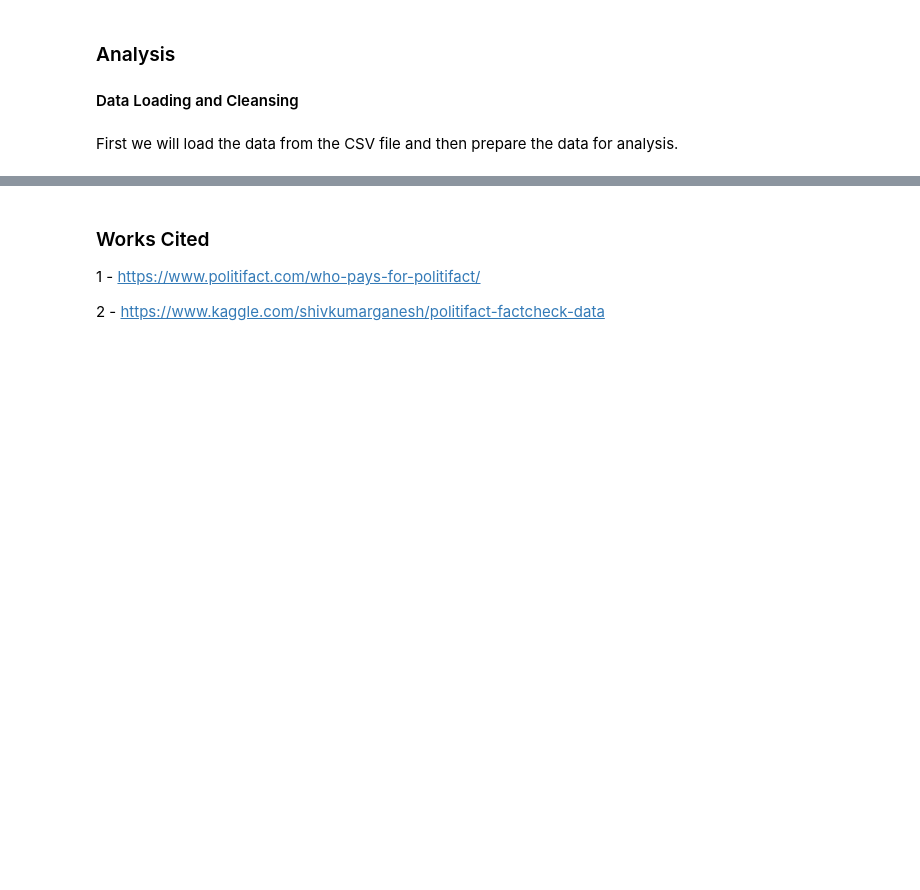
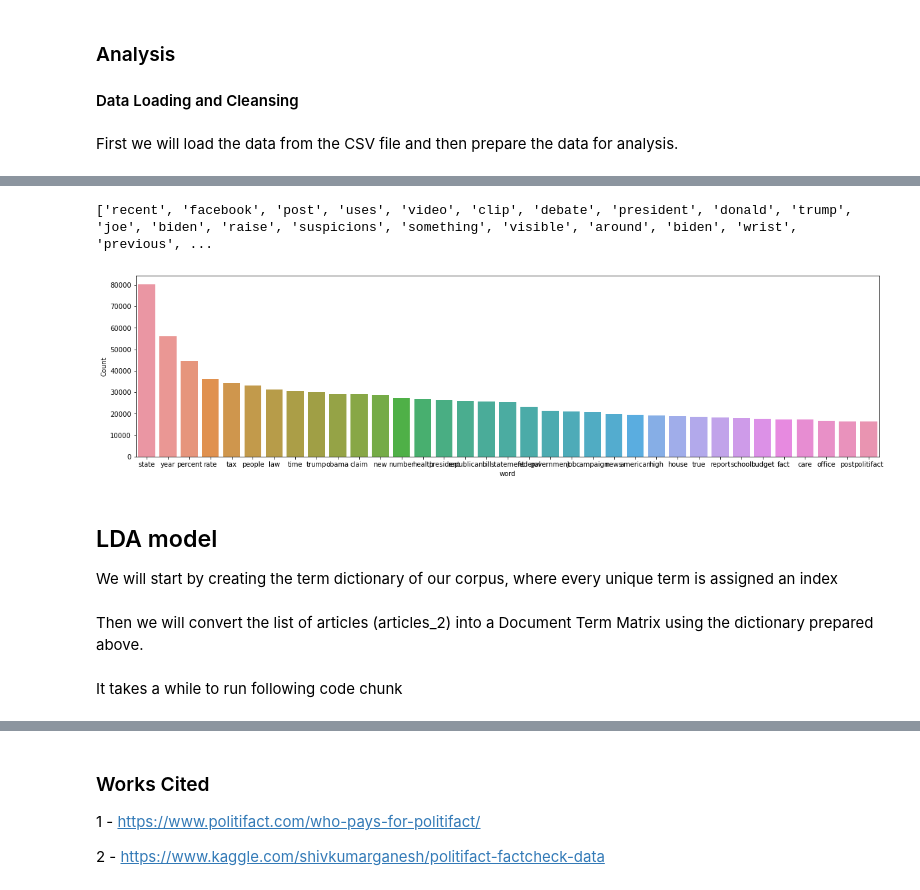
Before and after one commit to lysanthus/DATA620_Final, a Jupyter notebook: Final Project - DRAFT.ipynb, the cells around one changed output, grey strips where cells are left out. Cells and saved outputs as stored; diff of their text form; code cells hidden in the pictures; blank space fills up the shorter version.

```diff
--- a/Final Project - DRAFT.ipynb
+++ b/Final Project - DRAFT.ipynb
@@ -47,0 +152,30 @@ pol.head()
+# %%
+nlp = spacy.load('en_core_web_sm', disable=['parser', 'ner'])
+
+def lemmatization(texts, tags=['NOUN', 'ADJ']): # filter noun and adjective
+       output = []
+       for sent in texts:
+             doc = nlp(" ".join(sent))
+             output.append([token.lemma_ for token in doc if token.pos_ in tags])
+       return output
+# %%
+tokenized_article = pd.Series(pols).apply(lambda x: x.split())
+print(tokenized_article[1])
+# %% [output]
+['recent', 'facebook', 'post', 'uses', 'video', 'clip', 'debate', 'president', 'donald', 'trump', 'joe', 'biden', 'raise', 'suspicions', 'something', 'visible', 'around', 'biden', 'wrist', 'previous', ...
+# %%
+articles_2 = lemmatization(tokenized_article)
+#print(articles_2[1]) # print lemmatized review
+# %%
+articles_3 = []
+for i in range(len(articles_2)):
+    articles_3.append(' '.join(articles_2[i]))
+
+pol['curator_complete_article'] = articles_3
+
+freq_words(pol['curator_complete_article'], 35)
+# %% [output]
+[figure, added]
+# %% [markdown]
+## LDA model
+We will start by creating the term dictionary of our corpus, where every unique term is assigned an index
@@ -47,0 +184,2 @@ pol.head()
+# %% [markdown]
+Then we will convert the list of articles (articles_2) into a Document Term Matrix using the dictionary prepared above.
@@ -47,0 +188,2 @@ pol.head()
+# %% [markdown]
+It takes a while to run following code chunk
```
Also changed, not shown: parts of 22 cells of this notebook.
